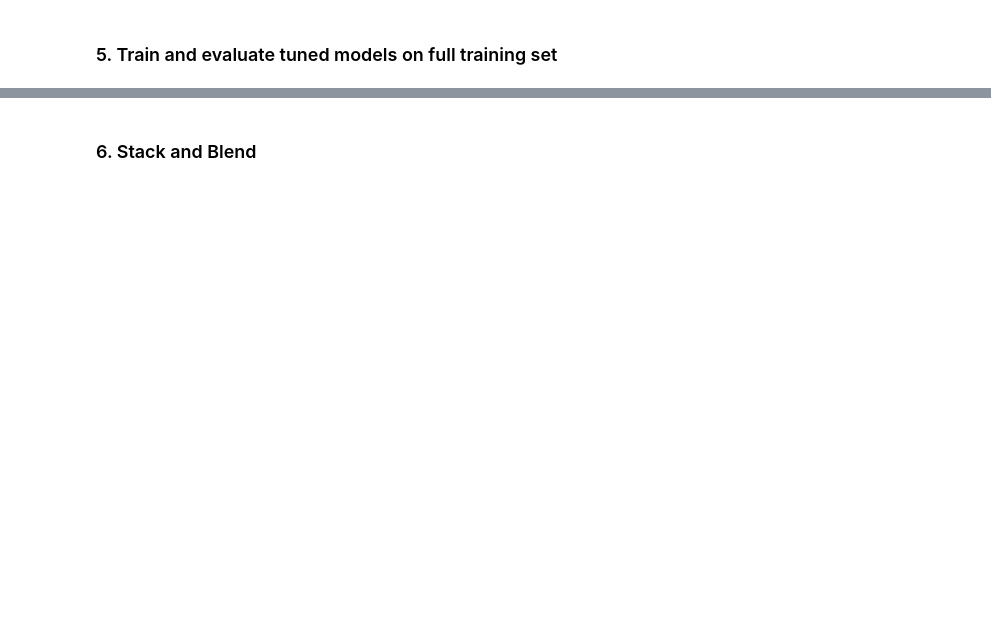
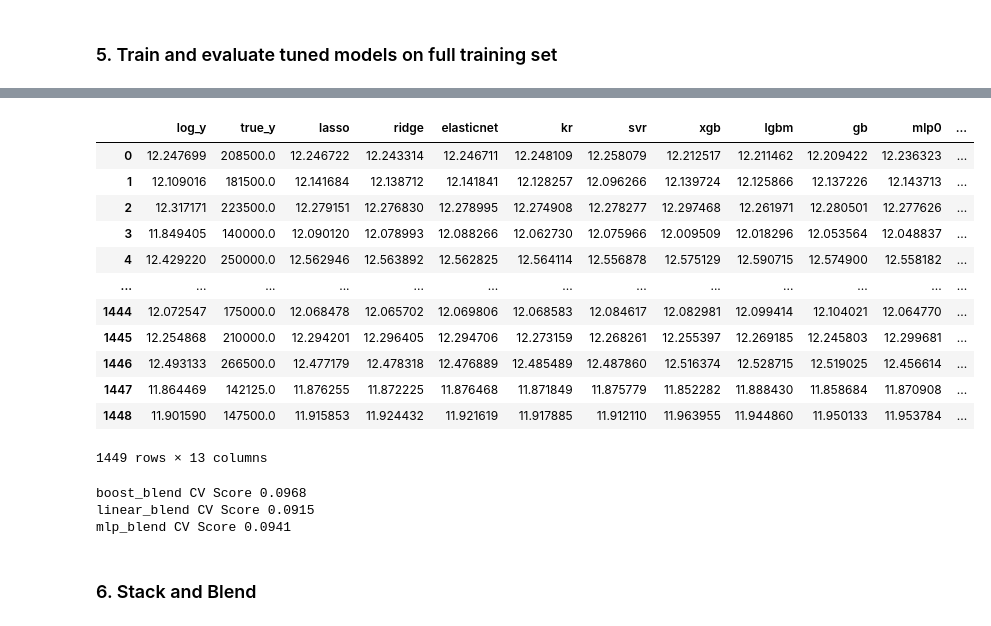
Before and after one commit to druce/iowa, a Jupyter notebook: iowa_colab.ipynb, the cells around one changed output, grey strips where cells are left out. Saved outputs shown, nothing was run; the diff lists cells and outputs as text; code cells hidden in the pictures; blank space fills up the shorter version.

```diff
--- a/iowa_colab.ipynb
+++ b/iowa_colab.ipynb
@@ -3247,7 +3306,7 @@ learning_rate = 'invscaling'
 nhiddenlayerss = [1]
 nstartlayers = [16, 32, 64, 128,]
 layerspecs = product(nhiddenlayerss, nstartlayers)
-layerspec = [1, 128]
+#layerspec = [1, 128]
 
 results_dict = {}
 
@@ -3258,8 +3317,8 @@ paramlist = product(layerspecs,
                     learning_rates)
 
 mlpmodels = []
-#for i, (layerspec, activation, solver, alpha, learning_rate) in enumerate(paramlist):
-for i in [1]:
+for i, (layerspec, activation, solver, alpha, learning_rate) in enumerate(paramlist):
+# for i in [1]:
 
     nhiddenlayers, nstartlayer = layerspec
     key = (nhiddenlayers, nstartlayer, alpha)
@@ -3410,8 +3518,25 @@ for k, m in models.items():
+# %%
+xval_df
+# %% [output]
+|  | log_y | true_y | lasso | ridge | elasticnet | kr | svr | xgb | lgbm | gb | mlp0 | ... |
+| 0 | 12.247699 | 208500.0 | 12.246722 | 12.243314 | 12.246711 | 12.248109 | 12.258079 | 12.212517 | 12.211462 | 12.209422 | 12.236323 | ... |
+| 1 | 12.109016 | 181500.0 | 12.141684 | 12.138712 | 12.141841 | 12.128257 | 12.096266 | 12.139724 | 12.125866 | 12.137226 | 12.143713 | ... |
+| 2 | 12.317171 | 223500.0 | 12.279151 | 12.276830 | 12.278995 | 12.274908 | 12.278277 | 12.297468 | 12.261971 | 12.280501 | 12.277626 | ... |
+| 3 | 11.849405 | 140000.0 | 12.090120 | 12.078993 | 12.088266 | 12.062730 | 12.075966 | 12.009509 | 12.018296 | 12.053564 | 12.048837 | ... |
+| 4 | 12.429220 | 250000.0 | 12.562946 | 12.563892 | 12.562825 | 12.564114 | 12.556878 | 12.575129 | 12.590715 | 12.574900 | 12.558182 | ... |
+| ... | ... | ... | ... | ... | ... | ... | ... | ... | ... | ... | ... | ... |
+| 1444 | 12.072547 | 175000.0 | 12.068478 | 12.065702 | 12.069806 | 12.068583 | 12.084617 | 12.082981 | 12.099414 | 12.104021 | 12.064770 | ... |
+| 1445 | 12.254868 | 210000.0 | 12.294201 | 12.296405 | 12.294706 | 12.273159 | 12.268261 | 12.255397 | 12.269185 | 12.245803 | 12.299681 | ... |
+| 1446 | 12.493133 | 266500.0 | 12.477179 | 12.478318 | 12.476889 | 12.485489 | 12.487860 | 12.516374 | 12.528715 | 12.519025 | 12.456614 | ... |
+| 1447 | 11.864469 | 142125.0 | 11.876255 | 11.872225 | 11.876468 | 11.871849 | 11.875779 | 11.852282 | 11.888430 | 11.858684 | 11.870908 | ... |
+| 1448 | 11.901590 | 147500.0 | 11.915853 | 11.924432 | 11.921619 | 11.917885 | 11.912110 | 11.963955 | 11.944860 | 11.950133 | 11.953784 | ... |
+1449 rows × 13 columns
 # %%
 blends = {
     'boost_blend': ['xgb', 'lgbm'],
     'linear_blend': ['lasso','ridge','elasticnet','kr'],
-    'mlp_blend': ['mlp0', 'mlp1', 'mlp2', 'mlp3'],
+    'mlp_blend': ['mlp0'],
+#    'mlp_blend': ['mlp0', 'mlp1', 'mlp2', 'mlp3'],
 }
 
 for blend, components in blends.items():
@@ -3419,6 +3544,10 @@ for blend, components in blends.items():
     full_train_df[blend] = np.mean(full_train_df[components], axis=1)
     cvscores[blend] = np.sqrt(mean_squared_error(xval_df['log_y'], xval_df[blend]))
     print("%s CV Score %.04f" % (blend, cvscores[blend]))
+# %% [output]
+boost_blend CV Score 0.0968
+linear_blend CV Score 0.0915
+mlp_blend CV Score 0.0941
 # %% [markdown]
 ### 6. Stack and Blend
 # %%
```
Also changed, not shown: parts of 49 cells of this notebook, 1 other file.
